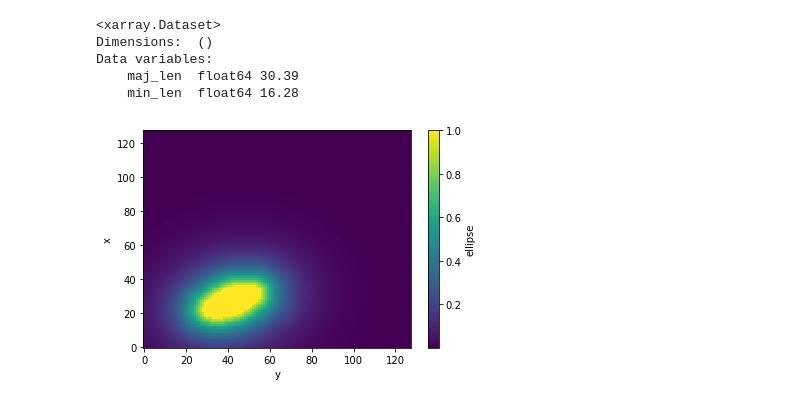
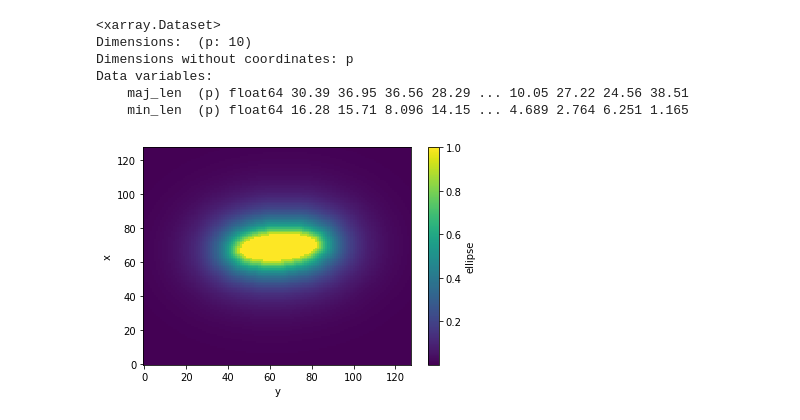
Before and after one commit to zyjux/gdl-storm-mode, a Jupyter notebook: notebooks/toy_dataset_gdl_CNN.ipynb, the cells around one changed output. Drawn from its saved outputs; the diff is of its cells as text; code cells hidden in the pictures.

```diff
--- a/notebooks/toy_dataset_gdl_CNN.ipynb
+++ b/notebooks/toy_dataset_gdl_CNN.ipynb
@@ -7,7 +8,7 @@ import numpy as np
 # %%
 # Load data
 train_ds = xr.open_dataset("/glade/scratch/lverhoef/gdl_toy_ds/train_data.nc")
-validation_ds = xr.open_dataset("/glade/scratch/lverhoef/gdl_toy_ds/validation_data.nc").isel(p=slice(0, 1000))
+validation_ds = xr.open_dataset("/glade/scratch/lverhoef/gdl_toy_ds/validation_data.nc")
 # %%
 X_train = tf.expand_dims(tf.convert_to_tensor(train_ds['ellipse']), axis=-1)
 Y_train = tf.convert_to_tensor(train_ds[['maj_len', 'min_len']].to_array().transpose())
@@ -156,13 +177,14 @@ Epoch 10/10
 # %%
-validation_ds['ellipse'][0, :, :].plot()
-validation_ds[['maj_len', 'min_len']].sel(p=0)
+validation_ds['ellipse'][1, :, :].plot()
+validation_ds[['maj_len', 'min_len']].sel(p=slice(0, 10))
 # %% [output]
 <xarray.Dataset>
-Dimensions:  ()
+Dimensions:  (p: 10)
+Dimensions without coordinates: p
 Data variables:
-    maj_len  float64 30.39
-    min_len  float64 16.28
+    maj_len  (p) float64 30.39 36.95 36.56 28.29 ... 10.05 27.22 24.56 38.51
+    min_len  (p) float64 16.28 15.71 8.096 14.15 ... 4.689 2.764 6.251 1.165
-[figure, old version]
+[figure, new version]
 # %%
 model.predict(X_val[0:10, :, :, :])
 # %% [output]
```
Also changed, not shown: parts of 14 cells of this notebook.
